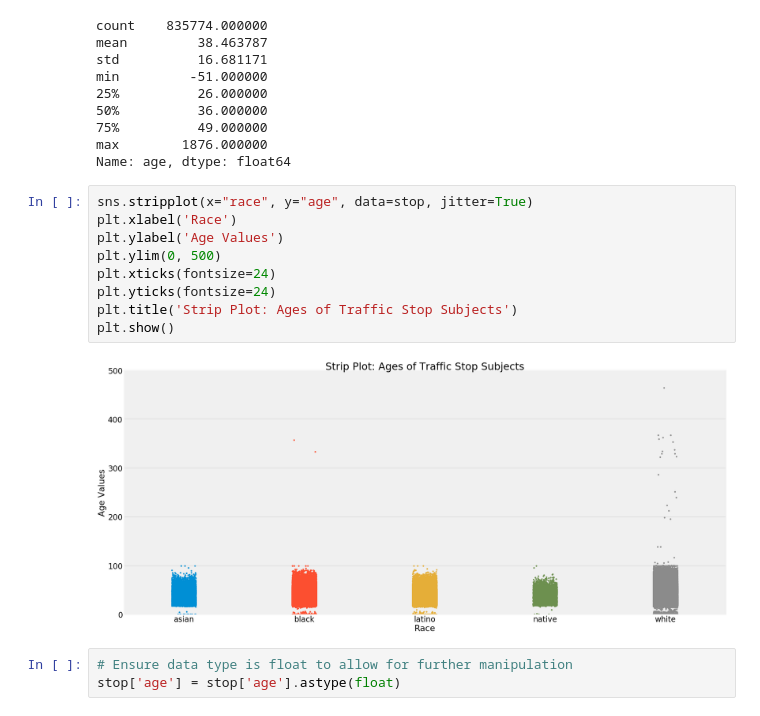
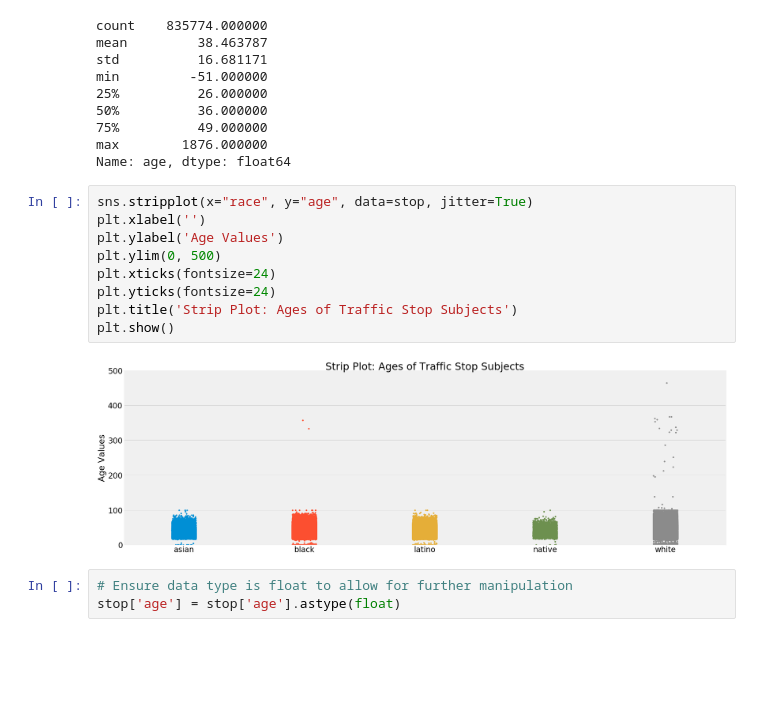
Before and after one commit to maf5509/Detecting_Implicit_Bias_in_Traffic_Stops, a Jupyter notebook: Traffic_Stop.ipynb, the cells around one changed output. Drawn from its saved outputs; the diff is of its cells as text; blank space fills up the shorter version.

```diff
--- a/Traffic_Stop.ipynb
+++ b/Traffic_Stop.ipynb
@@ -375,15 +375,15 @@ max        1876.000000
 Name: age, dtype: float64
 # %%
 sns.stripplot(x="race", y="age", data=stop, jitter=True)
-plt.xlabel('Race')
+plt.xlabel('')
 plt.ylabel('Age Values')
 plt.ylim(0, 500)
 plt.xticks(fontsize=24)
 plt.yticks(fontsize=24)
 plt.title('Strip Plot: Ages of Traffic Stop Subjects')
 plt.show()
 # %% [output]
-[figure, old version]
+[figure, new version]
 # %%
 # Ensure data type is float to allow for further manipulation
 stop['age'] = stop['age'].astype(float)
```
Also changed, not shown: parts of 10 cells of this notebook.
